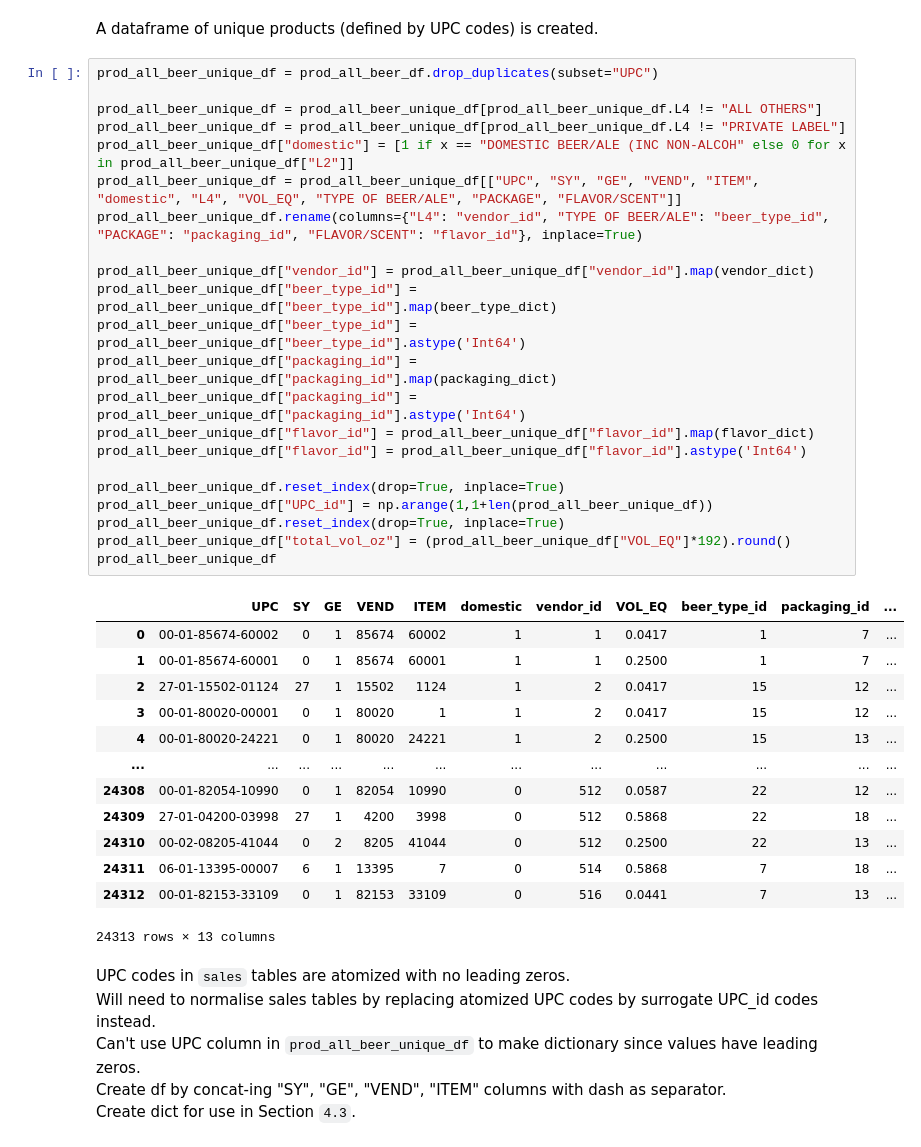
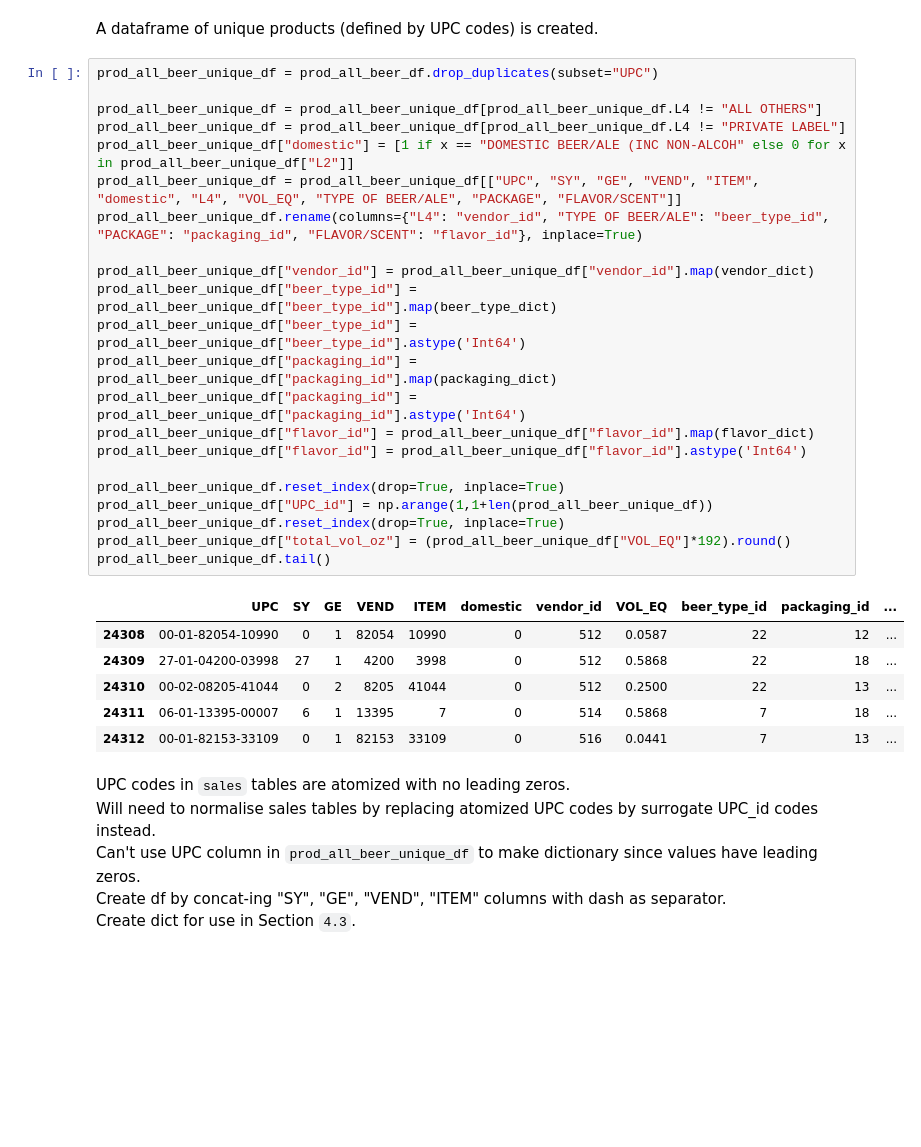
Before and after one commit to benedictau1993/beer-sales-economy, a Jupyter notebook: finalProjectNotebook.ipynb, the cells around one changed output. Drawn from its saved outputs; the diff is of its cells as text; blank space fills up the shorter version.

```diff
--- a/finalProjectNotebook.ipynb
+++ b/finalProjectNotebook.ipynb
@@ -329,39 +331,32 @@ A dataframe of unique products (defined by UPC codes) is created.
 # %%
 prod_all_beer_unique_df = prod_all_beer_df.drop_duplicates(subset="UPC")
 
 prod_all_beer_unique_df = prod_all_beer_unique_df[prod_all_beer_unique_df.L4 != "ALL OTHERS"]
 prod_all_beer_unique_df = prod_all_beer_unique_df[prod_all_beer_unique_df.L4 != "PRIVATE LABEL"]
 prod_all_beer_unique_df["domestic"] = [1 if x == "DOMESTIC BEER/ALE (INC NON-ALCOH" else 0 for x in prod_all_beer_unique_df["L2"]]
 prod_all_beer_unique_df = prod_all_beer_unique_df[["UPC", "SY", "GE", "VEND", "ITEM", "domestic", "L4", "VOL_EQ", "TYPE OF BEER/ALE", "PACKAGE", "FLAVOR/SCENT"]]
 prod_all_beer_unique_df.rename(columns={"L4": "vendor_id", "TYPE OF BEER/ALE": "beer_type_id", "PACKAGE": "packaging_id", "FLAVOR/SCENT": "flavor_id"}, inplace=True)
 
 prod_all_beer_unique_df["vendor_id"] = prod_all_beer_unique_df["vendor_id"].map(vendor_dict)
 prod_all_beer_unique_df["beer_type_id"] = prod_all_beer_unique_df["beer_type_id"].map(beer_type_dict)
 prod_all_beer_unique_df["beer_type_id"] = prod_all_beer_unique_df["beer_type_id"].astype('Int64')
 prod_all_beer_unique_df["packaging_id"] = prod_all_beer_unique_df["packaging_id"].map(packaging_dict)
 prod_all_beer_unique_df["packaging_id"] = prod_all_beer_unique_df["packaging_id"].astype('Int64')
 prod_all_beer_unique_df["flavor_id"] = prod_all_beer_unique_df["flavor_id"].map(flavor_dict)
 prod_all_beer_unique_df["flavor_id"] = prod_all_beer_unique_df["flavor_id"].astype('Int64')
 
 prod_all_beer_unique_df.reset_index(drop=True, inplace=True)
 prod_all_beer_unique_df["UPC_id"] = np.arange(1,1+len(prod_all_beer_unique_df))
 prod_all_beer_unique_df.reset_index(drop=True, inplace=True)
 prod_all_beer_unique_df["total_vol_oz"] = (prod_all_beer_unique_df["VOL_EQ"]*192).round()
-prod_all_beer_unique_df
+prod_all_beer_unique_df.tail()
 # %% [output]
 |  | UPC | SY | GE | VEND | ITEM | domestic | vendor_id | VOL_EQ | beer_type_id | packaging_id | ... |
-| 0 | 00-01-85674-60002 | 0 | 1 | 85674 | 60002 | 1 | 1 | 0.0417 | 1 | 7 | ... |
-| 1 | 00-01-85674-60001 | 0 | 1 | 85674 | 60001 | 1 | 1 | 0.2500 | 1 | 7 | ... |
-| 2 | 27-01-15502-01124 | 27 | 1 | 15502 | 1124 | 1 | 2 | 0.0417 | 15 | 12 | ... |
-| 3 | 00-01-80020-00001 | 0 | 1 | 80020 | 1 | 1 | 2 | 0.0417 | 15 | 12 | ... |
-| 4 | 00-01-80020-24221 | 0 | 1 | 80020 | 24221 | 1 | 2 | 0.2500 | 15 | 13 | ... |
-| ... | ... | ... | ... | ... | ... | ... | ... | ... | ... | ... | ... |
 | 24308 | 00-01-82054-10990 | 0 | 1 | 82054 | 10990 | 0 | 512 | 0.0587 | 22 | 12 | ... |
 | 24309 | 27-01-04200-03998 | 27 | 1 | 4200 | 3998 | 0 | 512 | 0.5868 | 22 | 18 | ... |
 | 24310 | 00-02-08205-41044 | 0 | 2 | 8205 | 41044 | 0 | 512 | 0.2500 | 22 | 13 | ... |
 | 24311 | 06-01-13395-00007 | 6 | 1 | 13395 | 7 | 0 | 514 | 0.5868 | 7 | 18 | ... |
 | 24312 | 00-01-82153-33109 | 0 | 1 | 82153 | 33109 | 0 | 516 | 0.0441 | 7 | 13 | ... |
-24313 rows × 13 columns
 # %% [markdown]
 UPC codes in `sales` tables are atomized with no leading zeros.
 Will need to normalise sales tables by replacing atomized UPC codes by surrogate UPC_id codes instead.
```
Also changed, not shown: parts of 3 cells of this notebook.
